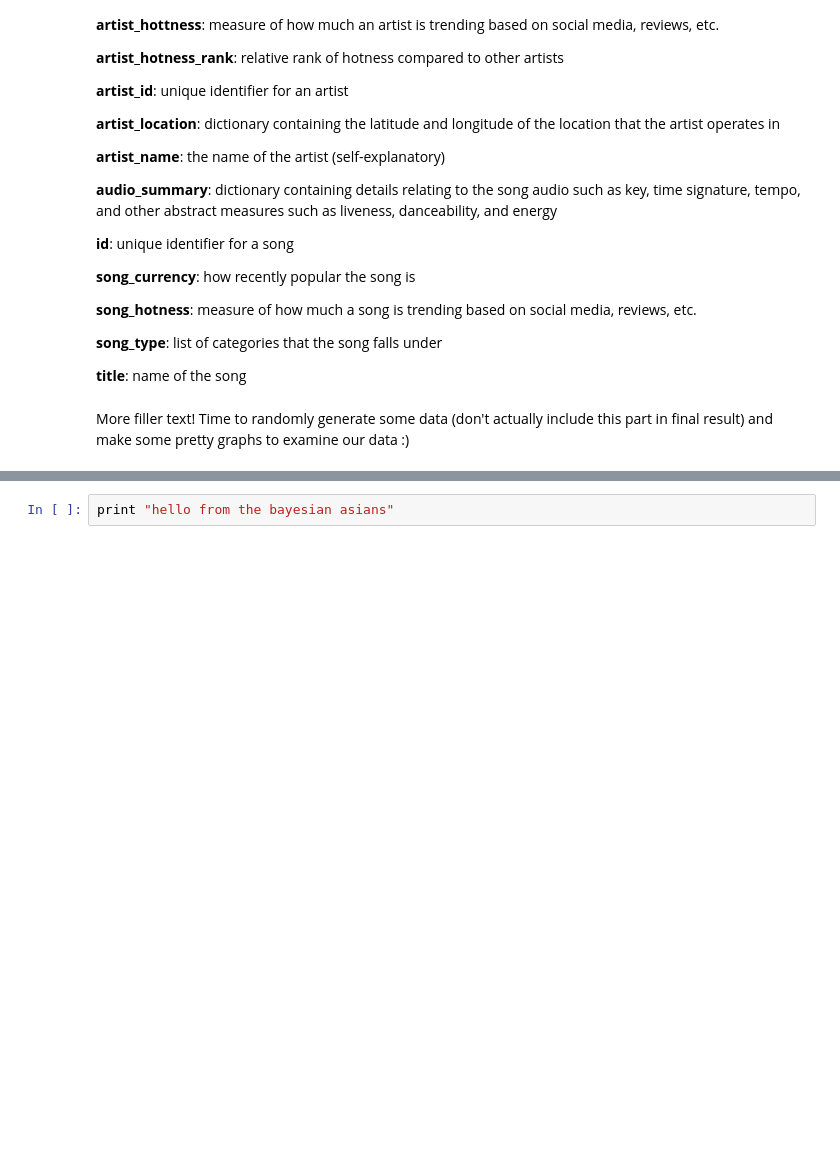
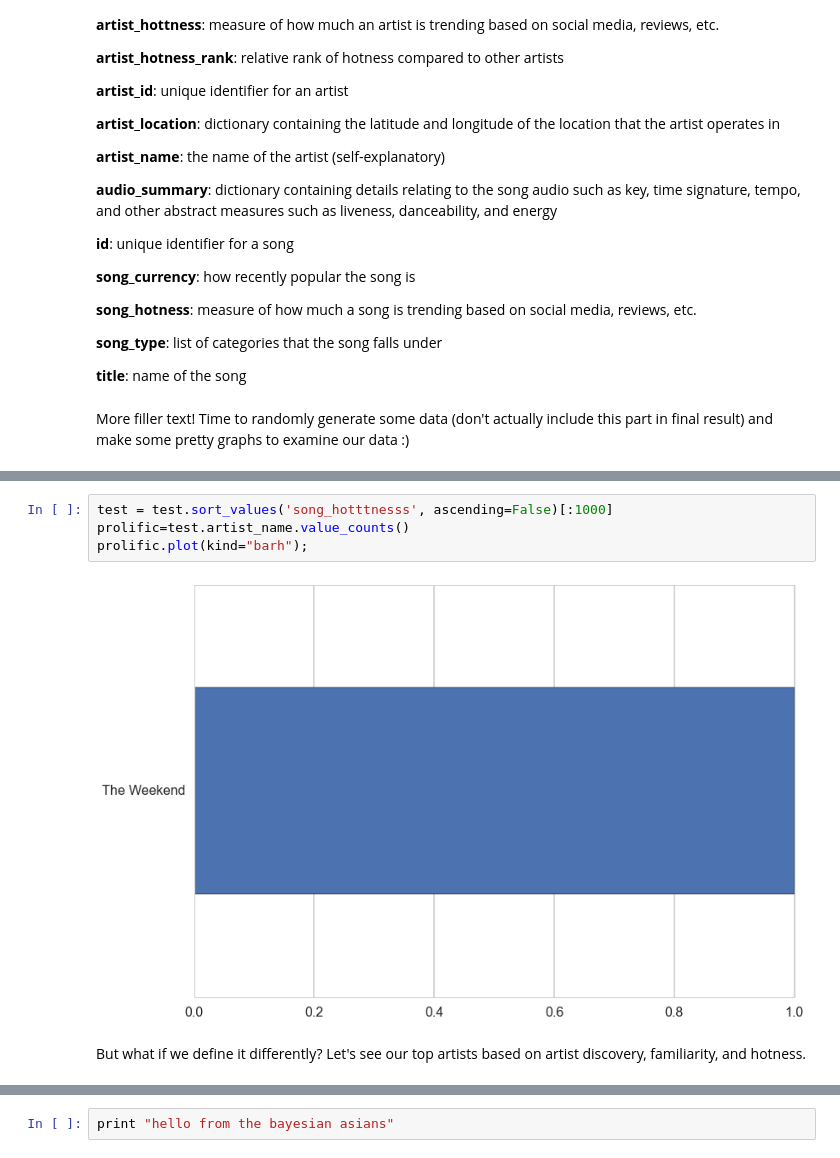
Before and after one commit to allenchen248/Bayesian-Asians-Project, a Jupyter notebook: Jesse's Test Code.ipynb, the cells around one changed output, grey strips where cells are left out. Saved outputs shown, nothing was run; the diff lists cells and outputs as text; blank space fills up the shorter version.

```diff
--- a/Jesse's Test Code.ipynb
+++ b/Jesse's Test Code.ipynb
@@ -79,0 +111,8 @@ More filler text! Time to randomly generate some data (don't actually include th
+# %%
+test = test.sort_values('song_hotttnesss', ascending=False)[:1000]
+prolific=test.artist_name.value_counts()
+prolific.plot(kind="barh");
+# %% [output]
+[figure, added]
+# %% [markdown]
+But what if we define it differently? Let's see our top artists based on artist discovery, familiarity, and hotness.
```
Also changed, not shown: parts of 9 cells of this notebook.
